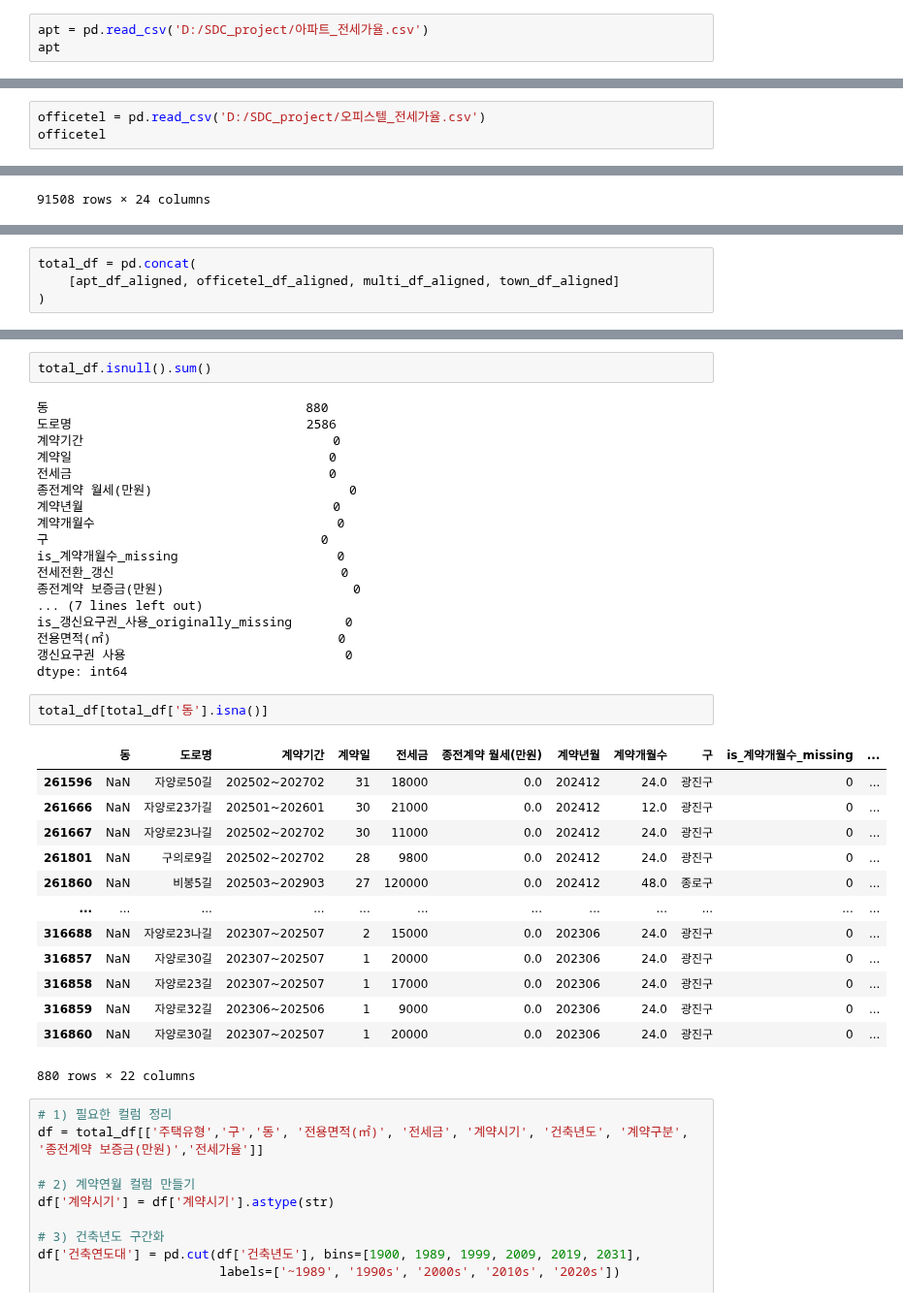
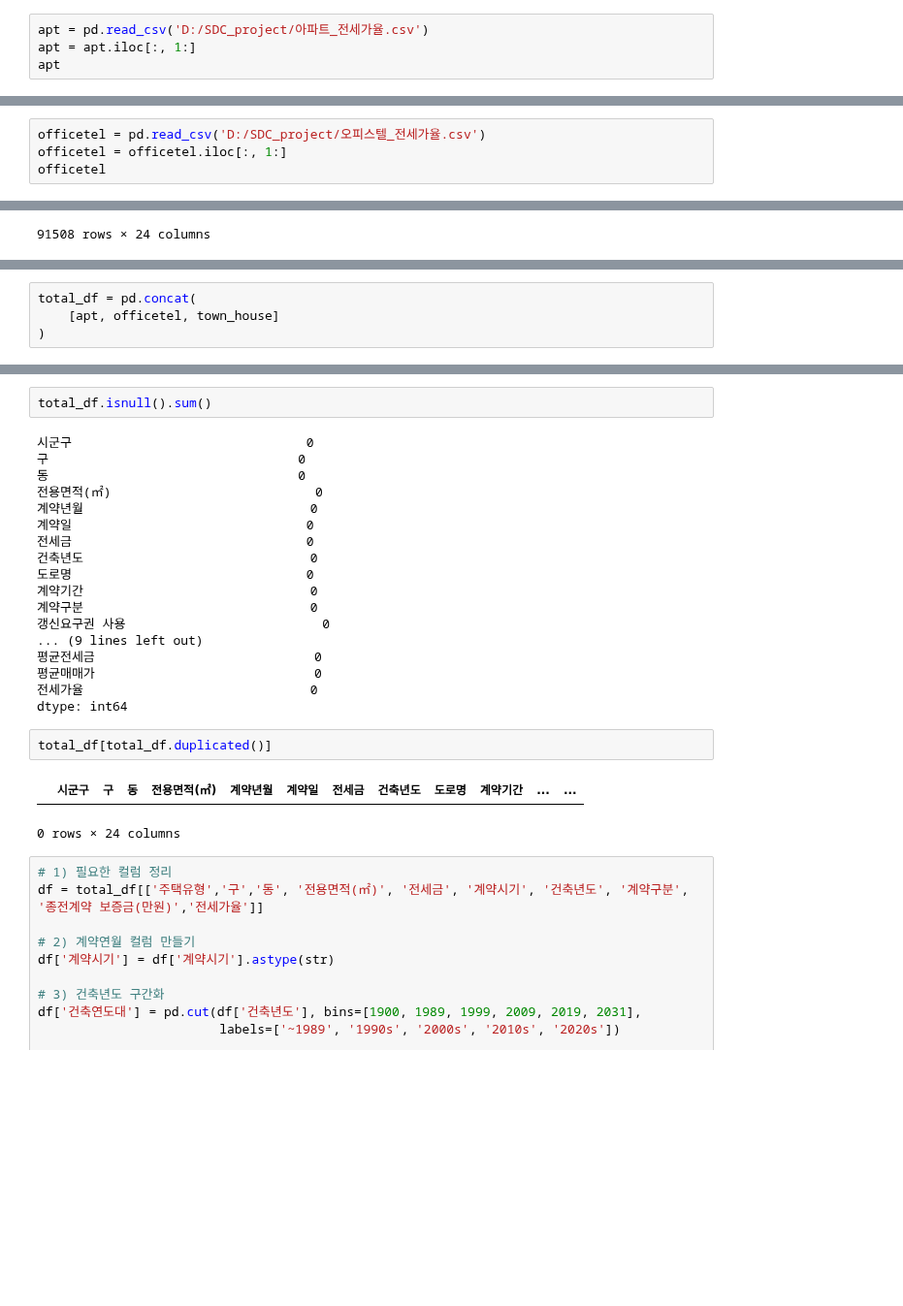
Before and after one commit to skqkrl/SDC_project, a Jupyter notebook: yena3.ipynb, the cells around one changed output, grey strips where cells are left out. Shown at 97% size. Saved outputs shown, nothing was run; the diff lists cells and outputs as text; blank space fills up the shorter version.

```diff
--- a/yena3.ipynb
+++ b/yena3.ipynb
@@ -27,5 +27,6 @@ multi_household
 ### 아파트
 # %%
 apt = pd.read_csv('D:/SDC_project/아파트_전세가율.csv')
+apt = apt.iloc[:, 1:]
 apt
 # %% [output]
@@ -46,5 +47,6 @@ apt
 ### 오피스텔
 # %%
 officetel = pd.read_csv('D:/SDC_project/오피스텔_전세가율.csv')
+officetel = officetel.iloc[:, 1:]
 officetel
 # %% [output]
@@ -116,6 +101,6 @@ town_df_aligned = align_columns(town_house)
 # %%
 total_df = pd.concat(
-    [apt_df_aligned, officetel_df_aligned, multi_df_aligned, town_df_aligned]
+    [apt, officetel, town_house]
 )
 # %%
 total_df
@@ -164,39 +130,28 @@ Index(['동', '도로명', '계약기간', '계약일', '전세금', '종전계
 # %%
 total_df.isnull().sum()
 # %% [output]
-동                                  880
-도로명                               2586
-계약기간                                 0
-계약일                                  0
-전세금                                  0
-종전계약 월세(만원)                          0
-계약년월                                 0
-계약개월수                                0
-구                                    0
-is_계약개월수_missing                     0
-전세전환_갱신                              0
-종전계약 보증금(만원)                         0
-... (7 lines left out)
-is_갱신요구권_사용_originally_missing       0
-전용면적(㎡)                              0
-갱신요구권 사용                             0
+시군구                               0
+구                                 0
+동                                 0
+전용면적(㎡)                           0
+계약년월                              0
+계약일                               0
+전세금                               0
+건축년도                              0
+도로명                               0
+계약기간                              0
+계약구분                              0
+갱신요구권 사용                          0
+... (9 lines left out)
+평균전세금                             0
+평균매매가                             0
+전세가율                              0
 dtype: int64
 # %%
-total_df[total_df['동'].isna()]
+total_df[total_df.duplicated()]
 # %% [output]
-|  | 동 | 도로명 | 계약기간 | 계약일 | 전세금 | 종전계약 월세(만원) | 계약년월 | 계약개월수 | 구 | is_계약개월수_missing | ... |
-| 261596 | NaN | 자양로50길 | 202502~202702 | 31 | 18000 | 0.0 | 202412 | 24.0 | 광진구 | 0 | ... |
-| 261666 | NaN | 자양로23가길 | 202501~202601 | 30 | 21000 | 0.0 | 202412 | 12.0 | 광진구 | 0 | ... |
-| 261667 | NaN | 자양로23나길 | 202502~202702 | 30 | 11000 | 0.0 | 202412 | 24.0 | 광진구 | 0 | ... |
-| 261801 | NaN | 구의로9길 | 202502~202702 | 28 | 9800 | 0.0 | 202412 | 24.0 | 광진구 | 0 | ... |
-| 261860 | NaN | 비봉5길 | 202503~202903 | 27 | 120000 | 0.0 | 202412 | 48.0 | 종로구 | 0 | ... |
-| ... | ... | ... | ... | ... | ... | ... | ... | ... | ... | ... | ... |
-| 316688 | NaN | 자양로23나길 | 202307~202507 | 2 | 15000 | 0.0 | 202306 | 24.0 | 광진구 | 0 | ... |
-| 316857 | NaN | 자양로30길 | 202307~202507 | 1 | 20000 | 0.0 | 202306 | 24.0 | 광진구 | 0 | ... |
-| 316858 | NaN | 자양로23길 | 202307~202507 | 1 | 17000 | 0.0 | 202306 | 24.0 | 광진구 | 0 | ... |
-| 316859 | NaN | 자양로32길 | 202306~202506 | 1 | 9000 | 0.0 | 202306 | 24.0 | 광진구 | 0 | ... |
-| 316860 | NaN | 자양로30길 | 202307~202507 | 1 | 20000 | 0.0 | 202306 | 24.0 | 광진구 | 0 | ... |
+|  | 시군구 | 구 | 동 | 전용면적(㎡) | 계약년월 | 계약일 | 전세금 | 건축년도 | 도로명 | 계약기간 | ... | ... |
-880 rows × 22 columns
+0 rows × 24 columns
 # %%
 # 1) 필요한 컬럼 정리
 df = total_df[['주택유형','구','동', '전용면적(㎡)', '전세금', '계약시기', '건축년도', '계약구분', '종전계약 보증금(만원)','전세가율']]
```
Also changed, not shown: parts of 16 cells of this notebook.
